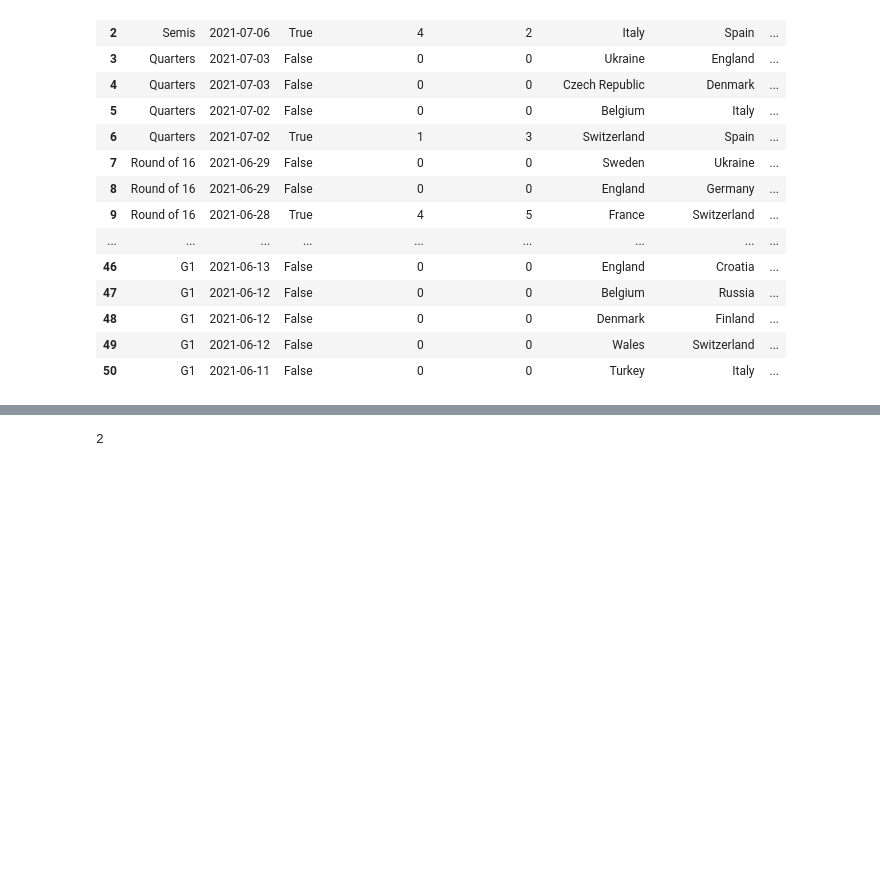
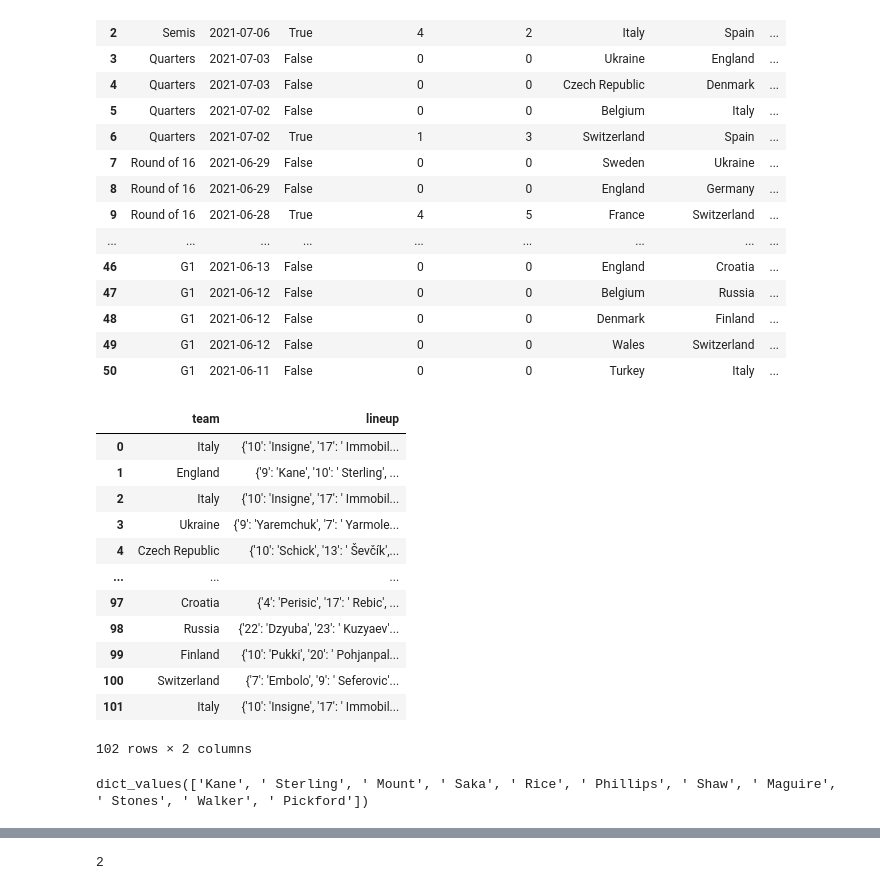
Before and after one commit to oOBoniOo/Euro-2020-data-viewer-, a Jupyter notebook: data_support/CSV_euro_data/format_CSV_EURO_con_pandas.ipynb, the cells around one changed output, grey strips where cells are left out. Cells and saved outputs as stored; diff of their text form; code cells hidden in the pictures; blank space fills up the shorter version.

```diff
--- a/data_support/CSV_euro_data/format_CSV_EURO_con_pandas.ipynb
+++ b/data_support/CSV_euro_data/format_CSV_EURO_con_pandas.ipynb
@@ -159,3 +148,31 @@ df
 | 48 | G1 | 2021-06-12 | False | 0 | 0 | Denmark | Finland | ... |
 | 49 | G1 | 2021-06-12 | False | 0 | 0 | Wales | Switzerland | ... |
 | 50 | G1 | 2021-06-11 | False | 0 | 0 | Turkey | Italy | ... |
+# %%
+al_h = pd.DataFrame([df["team_name_home"],df["lineup_home"]]).T
+al_a = pd.DataFrame([df["team_name_away"],df["lineup_away"]]).T
+al_h = al_h.rename(columns={"team_name_home":"team","lineup_home":"lineup"})
+al_a = al_a.rename(columns={"team_name_away":"team","lineup_away":"lineup"})
+al_a.head()
+
+todas = pd.concat([al_h,al_a], ignore_index=True)
+todas
+# %% [output]
+|  | team | lineup |
+| 0 | Italy | {'10': 'Insigne', '17': ' Immobil... |
+| 1 | England | {'9': 'Kane', '10': ' Sterling', ... |
+| 2 | Italy | {'10': 'Insigne', '17': ' Immobil... |
+| 3 | Ukraine | {'9': 'Yaremchuk', '7': ' Yarmole... |
+| 4 | Czech Republic | {'10': 'Schick', '13': ' Ševčík',... |
+| ... | ... | ... |
+| 97 | Croatia | {'4': 'Perisic', '17': ' Rebic', ... |
+| 98 | Russia | {'22': 'Dzyuba', '23': ' Kuzyaev'... |
+| 99 | Finland | {'10': 'Pukki', '20': ' Pohjanpal... |
+| 100 | Switzerland | {'7': 'Embolo', '9': ' Seferovic'... |
+| 101 | Italy | {'10': 'Insigne', '17': ' Immobil... |
+102 rows × 2 columns
+# %%
+len(al_h.index)
+al_h["lineup"][1].values()
+# %% [output]
+dict_values(['Kane', ' Sterling', ' Mount', ' Saka', ' Rice', ' Phillips', ' Shaw', ' Maguire', ' Stones', ' Walker', ' Pickford'])
```
Also changed, not shown: parts of 5 cells of this notebook, 6 other files.
